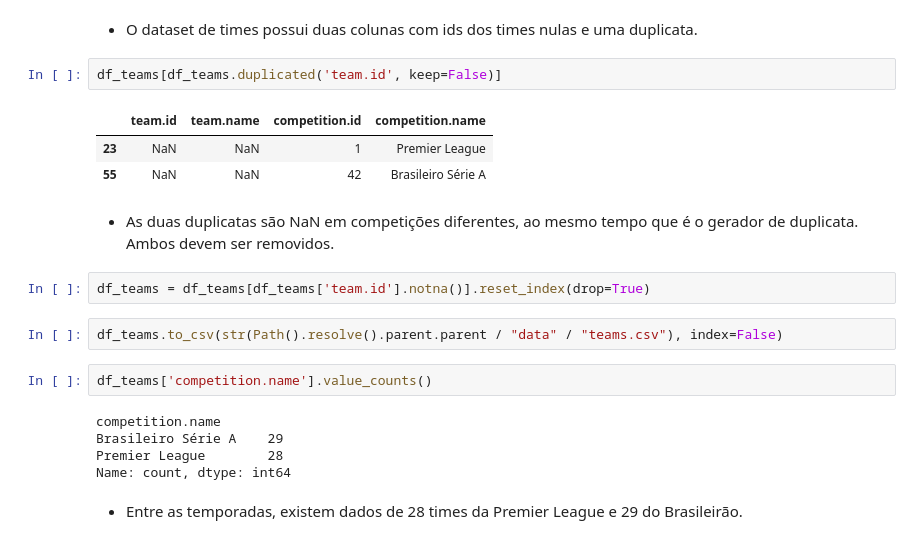
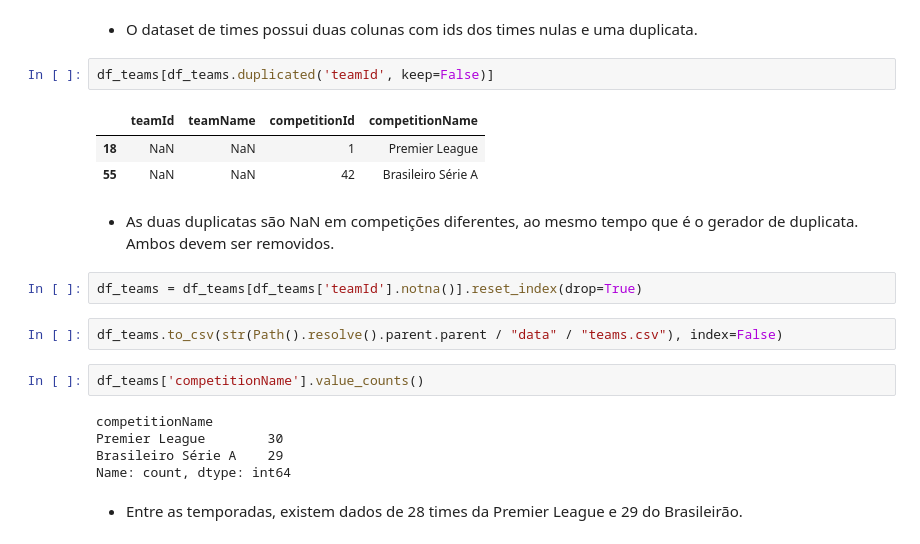
Before and after one commit to matheussmelo/defensive-performance-prediction, a Jupyter notebook: notebooks/1_sanity_check/sanity_check_competitions_seasons_teams_games.ipynb, the cells around one changed output. Cells and saved outputs as stored; diff of their text form.

```diff
--- a/notebooks/1_sanity_check/sanity_check_competitions_seasons_teams_games.ipynb
+++ b/notebooks/1_sanity_check/sanity_check_competitions_seasons_teams_games.ipynb
@@ -90,23 +87,23 @@ np.int64(1)
 # %% [markdown]
 - O dataset de times possui duas colunas com ids dos times nulas e uma duplicata.
 # %%
-df_teams[df_teams.duplicated('team.id', keep=False)]
+df_teams[df_teams.duplicated('teamId', keep=False)]
 # %% [output]
-|  | team.id | team.name | competition.id | competition.name |
-| 23 | NaN | NaN | 1 | Premier League |
+|  | teamId | teamName | competitionId | competitionName |
+| 18 | NaN | NaN | 1 | Premier League |
 | 55 | NaN | NaN | 42 | Brasileiro Série A |
 # %% [markdown]
 - As duas duplicatas são NaN em competições diferentes, ao mesmo tempo que é o gerador de duplicata. Ambos devem ser removidos.
 # %%
-df_teams = df_teams[df_teams['team.id'].notna()].reset_index(drop=True)
+df_teams = df_teams[df_teams['teamId'].notna()].reset_index(drop=True)
 # %%
 df_teams.to_csv(str(Path().resolve().parent.parent / "data" / "teams.csv"), index=False)
 # %%
-df_teams['competition.name'].value_counts()
+df_teams['competitionName'].value_counts()
 # %% [output]
-competition.name
+competitionName
+Premier League        30
 Brasileiro Série A    29
-Premier League        28
 Name: count, dtype: int64
 # %% [markdown]
 - Entre as temporadas, existem dados de 28 times da Premier League e 29 do Brasileirão.
```
Also changed, not shown: parts of 21 cells of this notebook, 4 other files.
